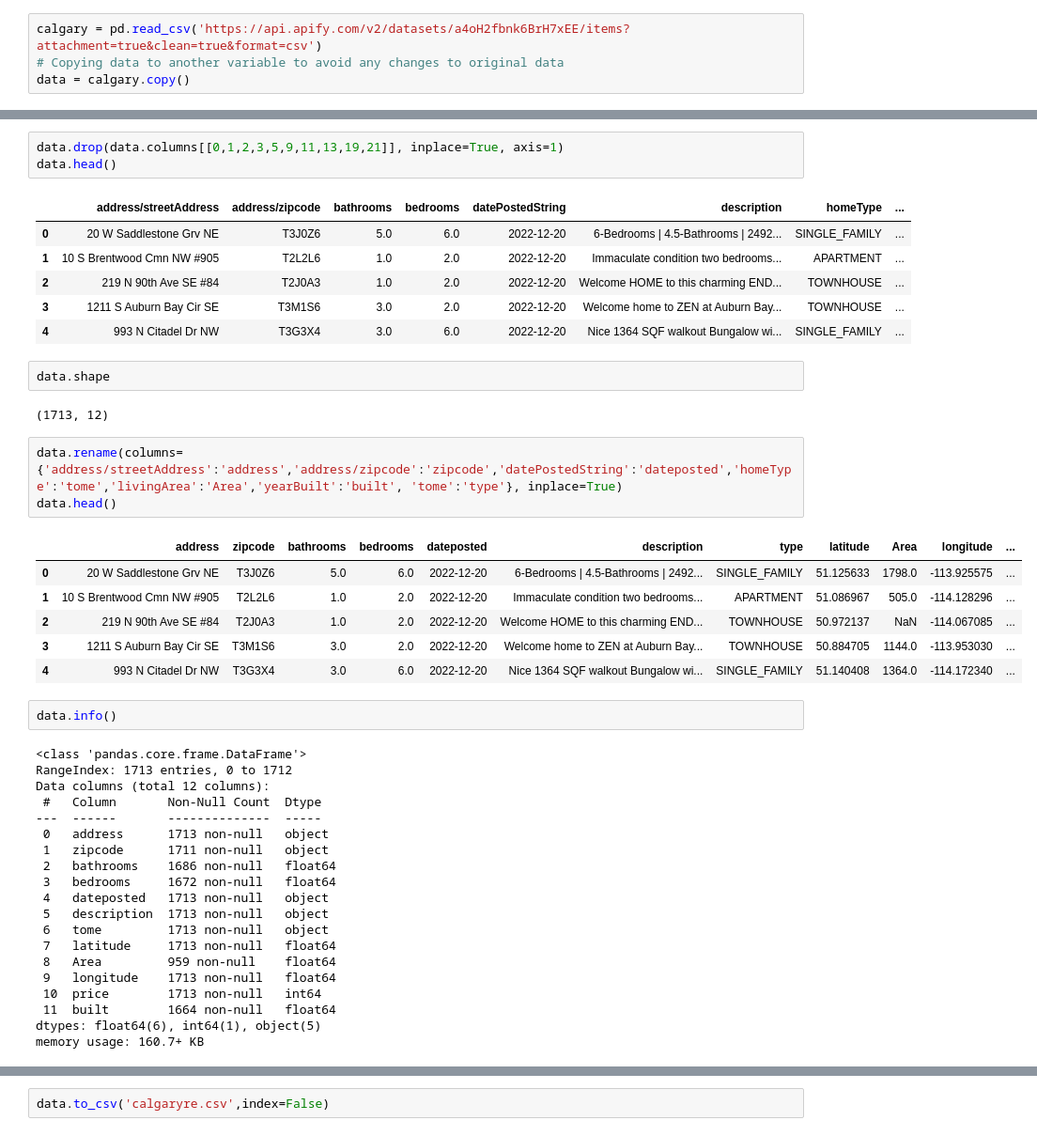
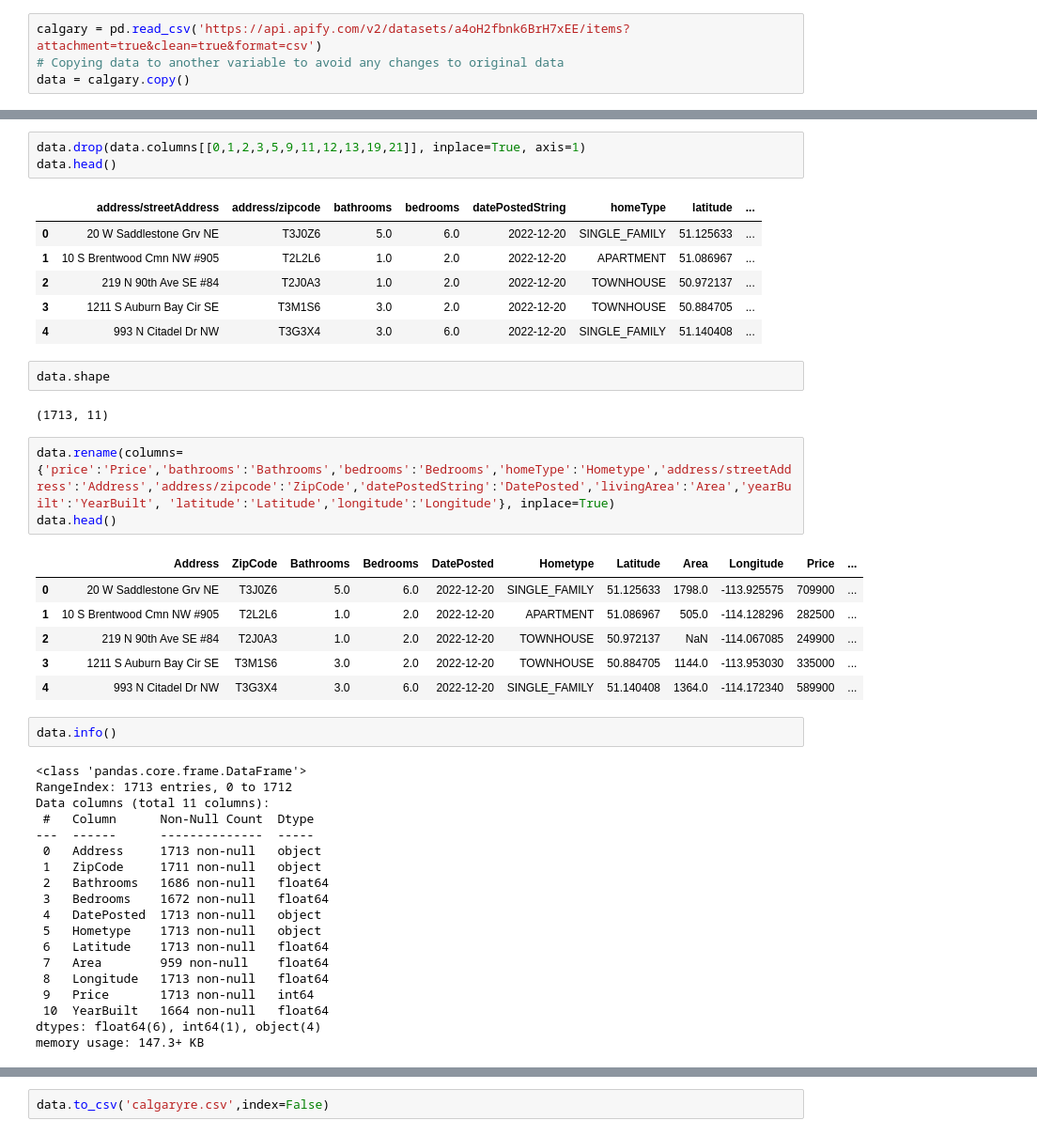
Before and after one commit to Ekeneobi/RE-Market-Automated-Dashboard, a Jupyter notebook: CalgaryRE.ipynb, the cells around one changed output, grey strips where cells are left out. Shown: that part at 94% size. Drawn from its saved outputs; the diff is of its cells as text.

```diff
--- a/CalgaryRE.ipynb
+++ b/CalgaryRE.ipynb
@@ -27,46 +53,45 @@ data.info()
 # %%
-data.drop(data.columns[[0,1,2,3,5,9,11,13,19,21]], inplace=True, axis=1)
+data.drop(data.columns[[0,1,2,3,5,9,11,12,13,19,21]], inplace=True, axis=1)
 data.head()
 # %% [output]
-|  | address/streetAddress | address/zipcode | bathrooms | bedrooms | datePostedString | description | homeType | ... |
-| 0 | 20 W Saddlestone Grv NE | T3J0Z6 | 5.0 | 6.0 | 2022-12-20 | 6-Bedrooms | 4.5-Bathrooms | 2492... | SINGLE_FAMILY | ... |
-| 1 | 10 S Brentwood Cmn NW #905 | T2L2L6 | 1.0 | 2.0 | 2022-12-20 | Immaculate condition two bedrooms... | APARTMENT | ... |
-| 2 | 219 N 90th Ave SE #84 | T2J0A3 | 1.0 | 2.0 | 2022-12-20 | Welcome HOME to this charming END... | TOWNHOUSE | ... |
-| 3 | 1211 S Auburn Bay Cir SE | T3M1S6 | 3.0 | 2.0 | 2022-12-20 | Welcome home to ZEN at Auburn Bay... | TOWNHOUSE | ... |
-| 4 | 993 N Citadel Dr NW | T3G3X4 | 3.0 | 6.0 | 2022-12-20 | Nice 1364 SQF walkout Bungalow wi... | SINGLE_FAMILY | ... |
+|  | address/streetAddress | address/zipcode | bathrooms | bedrooms | datePostedString | homeType | latitude | ... |
+| 0 | 20 W Saddlestone Grv NE | T3J0Z6 | 5.0 | 6.0 | 2022-12-20 | SINGLE_FAMILY | 51.125633 | ... |
+| 1 | 10 S Brentwood Cmn NW #905 | T2L2L6 | 1.0 | 2.0 | 2022-12-20 | APARTMENT | 51.086967 | ... |
+| 2 | 219 N 90th Ave SE #84 | T2J0A3 | 1.0 | 2.0 | 2022-12-20 | TOWNHOUSE | 50.972137 | ... |
+| 3 | 1211 S Auburn Bay Cir SE | T3M1S6 | 3.0 | 2.0 | 2022-12-20 | TOWNHOUSE | 50.884705 | ... |
+| 4 | 993 N Citadel Dr NW | T3G3X4 | 3.0 | 6.0 | 2022-12-20 | SINGLE_FAMILY | 51.140408 | ... |
 # %%
 data.shape
 # %% [output]
-(1713, 12)
+(1713, 11)
 # %%
-data.rename(columns={'address/streetAddress':'address','address/zipcode':'zipcode','datePostedString':'dateposted','homeType':'tome','livingArea':'Area','yearBuilt':'built', 'tome':'type'}, inplace=True)
+data.rename(columns={'price':'Price','bathrooms':'Bathrooms','bedrooms':'Bedrooms','homeType':'Hometype','address/streetAddress':'Address','address/zipcode':'ZipCode','datePostedString':'DatePosted','livingArea':'Area','yearBuilt':'YearBuilt', 'latitude':'Latitude','longitude':'Longitude'}, inplace=True)
 data.head()
 # %% [output]
-|  | address | zipcode | bathrooms | bedrooms | dateposted | description | type | latitude | Area | longitude | ... |
-| 0 | 20 W Saddlestone Grv NE | T3J0Z6 | 5.0 | 6.0 | 2022-12-20 | 6-Bedrooms | 4.5-Bathrooms | 2492... | SINGLE_FAMILY | 51.125633 | 1798.0 | -113.925575 | ... |
-| 1 | 10 S Brentwood Cmn NW #905 | T2L2L6 | 1.0 | 2.0 | 2022-12-20 | Immaculate condition two bedrooms... | APARTMENT | 51.086967 | 505.0 | -114.128296 | ... |
-| 2 | 219 N 90th Ave SE #84 | T2J0A3 | 1.0 | 2.0 | 2022-12-20 | Welcome HOME to this charming END... | TOWNHOUSE | 50.972137 | NaN | -114.067085 | ... |
-| 3 | 1211 S Auburn Bay Cir SE | T3M1S6 | 3.0 | 2.0 | 2022-12-20 | Welcome home to ZEN at Auburn Bay... | TOWNHOUSE | 50.884705 | 1144.0 | -113.953030 | ... |
-| 4 | 993 N Citadel Dr NW | T3G3X4 | 3.0 | 6.0 | 2022-12-20 | Nice 1364 SQF walkout Bungalow wi... | SINGLE_FAMILY | 51.140408 | 1364.0 | -114.172340 | ... |
+|  | Address | ZipCode | Bathrooms | Bedrooms | DatePosted | Hometype | Latitude | Area | Longitude | Price | ... |
+| 0 | 20 W Saddlestone Grv NE | T3J0Z6 | 5.0 | 6.0 | 2022-12-20 | SINGLE_FAMILY | 51.125633 | 1798.0 | -113.925575 | 709900 | ... |
+| 1 | 10 S Brentwood Cmn NW #905 | T2L2L6 | 1.0 | 2.0 | 2022-12-20 | APARTMENT | 51.086967 | 505.0 | -114.128296 | 282500 | ... |
+| 2 | 219 N 90th Ave SE #84 | T2J0A3 | 1.0 | 2.0 | 2022-12-20 | TOWNHOUSE | 50.972137 | NaN | -114.067085 | 249900 | ... |
+| 3 | 1211 S Auburn Bay Cir SE | T3M1S6 | 3.0 | 2.0 | 2022-12-20 | TOWNHOUSE | 50.884705 | 1144.0 | -113.953030 | 335000 | ... |
+| 4 | 993 N Citadel Dr NW | T3G3X4 | 3.0 | 6.0 | 2022-12-20 | SINGLE_FAMILY | 51.140408 | 1364.0 | -114.172340 | 589900 | ... |
 # %%
 data.info()
 # %% [output]
 <class 'pandas.core.frame.DataFrame'>
 RangeIndex: 1713 entries, 0 to 1712
-Data columns (total 12 columns):
- #   Column       Non-Null Count  Dtype
----  ------       --------------  -----
- 0   address      1713 non-null   object
- 1   zipcode      1711 non-null   object
- 2   bathrooms    1686 non-null   float64
- 3   bedrooms     1672 non-null   float64
- 4   dateposted   1713 non-null   object
- 5   description  1713 non-null   object
- 6   tome         1713 non-null   object
- 7   latitude     1713 non-null   float64
- 8   Area         959 non-null    float64
- 9   longitude    1713 non-null   float64
- 10  price        1713 non-null   int64
- 11  built        1664 non-null   float64
-dtypes: float64(6), int64(1), object(5)
-memory usage: 160.7+ KB
+Data columns (total 11 columns):
+ #   Column      Non-Null Count  Dtype
+---  ------      --------------  -----
+ 0   Address     1713 non-null   object
+ 1   ZipCode     1711 non-null   object
+ 2   Bathrooms   1686 non-null   float64
+ 3   Bedrooms    1672 non-null   float64
+ 4   DatePosted  1713 non-null   object
+ 5   Hometype    1713 non-null   object
+ 6   Latitude    1713 non-null   float64
+ 7   Area        959 non-null    float64
+ 8   Longitude   1713 non-null   float64
+ 9   Price       1713 non-null   int64
+ 10  YearBuilt   1664 non-null   float64
+dtypes: float64(6), int64(1), object(4)
+memory usage: 147.3+ KB
```
Also changed, not shown: parts of 3 cells of this notebook.
